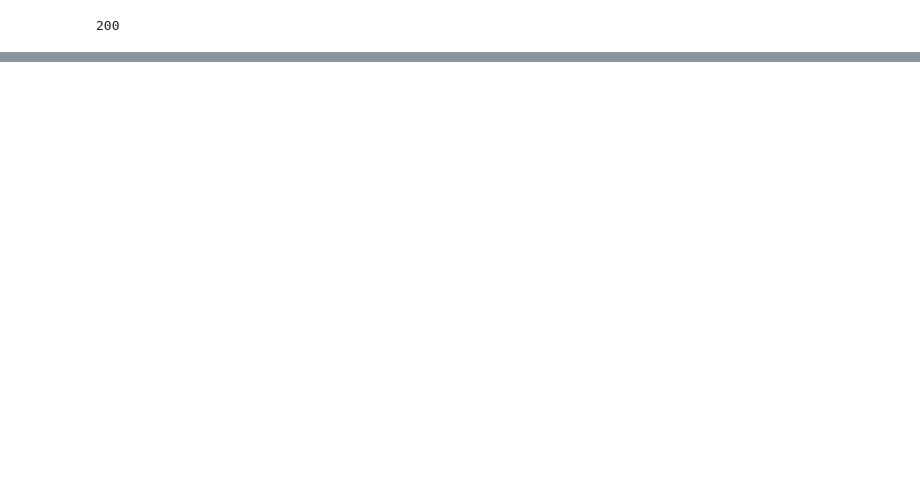
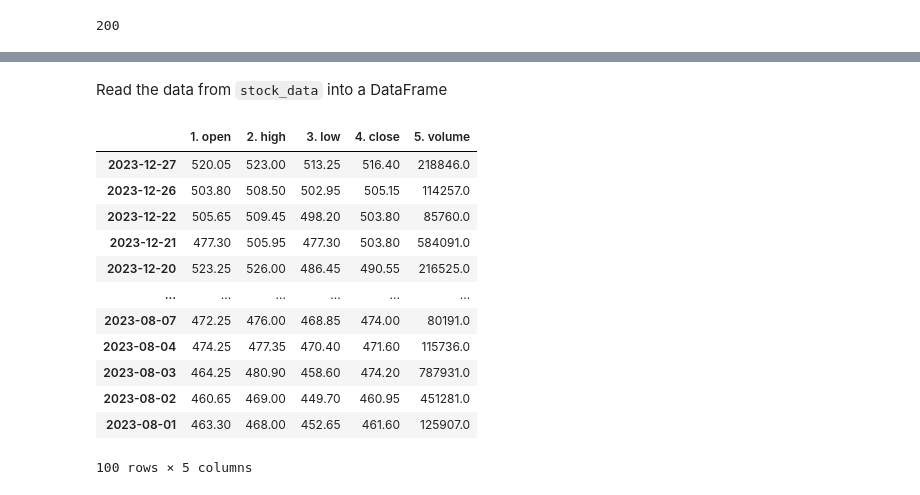
Before and after one commit to OlawoyeTaofeek/StockVolatilityPrediction, a Jupyter notebook: stockvolatility/main.ipynb, the cells around one changed output, grey strips where cells are left out. Drawn from its saved outputs; the diff is of its cells as text; code cells hidden in the pictures; blank space fills up the shorter version.

```diff
--- a/stockvolatility/main.ipynb
+++ b/stockvolatility/main.ipynb
@@ -159,3 +126,9 @@ dir(response)
 response.status_code
 # %% [output]
 200
+# %%
+# Getting Response Json
+
+response_data = response.json()
+
+print("response_data type:", type(response_data))
@@ -161,0 +162,22 @@ response.status_code
+# %%
+stock_data = response_data["Time Series (Daily)"]
+# %% [markdown]
+Read the data from `stock_data` into a DataFrame
+# %%
+df_ambuja = pd.DataFrame.from_dict(stock_data, orient="index", dtype=float)
+# %%
+df_ambuja
+# %% [output]
+|  | 1. open | 2. high | 3. low | 4. close | 5. volume |
+| 2023-12-27 | 520.05 | 523.00 | 513.25 | 516.40 | 218846.0 |
+| 2023-12-26 | 503.80 | 508.50 | 502.95 | 505.15 | 114257.0 |
+| 2023-12-22 | 505.65 | 509.45 | 498.20 | 503.80 | 85760.0 |
+| 2023-12-21 | 477.30 | 505.95 | 477.30 | 503.80 | 584091.0 |
+| 2023-12-20 | 523.25 | 526.00 | 486.45 | 490.55 | 216525.0 |
+| ... | ... | ... | ... | ... | ... |
+| 2023-08-07 | 472.25 | 476.00 | 468.85 | 474.00 | 80191.0 |
+| 2023-08-04 | 474.25 | 477.35 | 470.40 | 471.60 | 115736.0 |
+| 2023-08-03 | 464.25 | 480.90 | 458.60 | 474.20 | 787931.0 |
+| 2023-08-02 | 460.65 | 469.00 | 449.70 | 460.95 | 451281.0 |
+| 2023-08-01 | 463.30 | 468.00 | 452.65 | 461.60 | 125907.0 |
+100 rows × 5 columns
```
Also changed, not shown: parts of 19 cells of this notebook, 1 other file.
